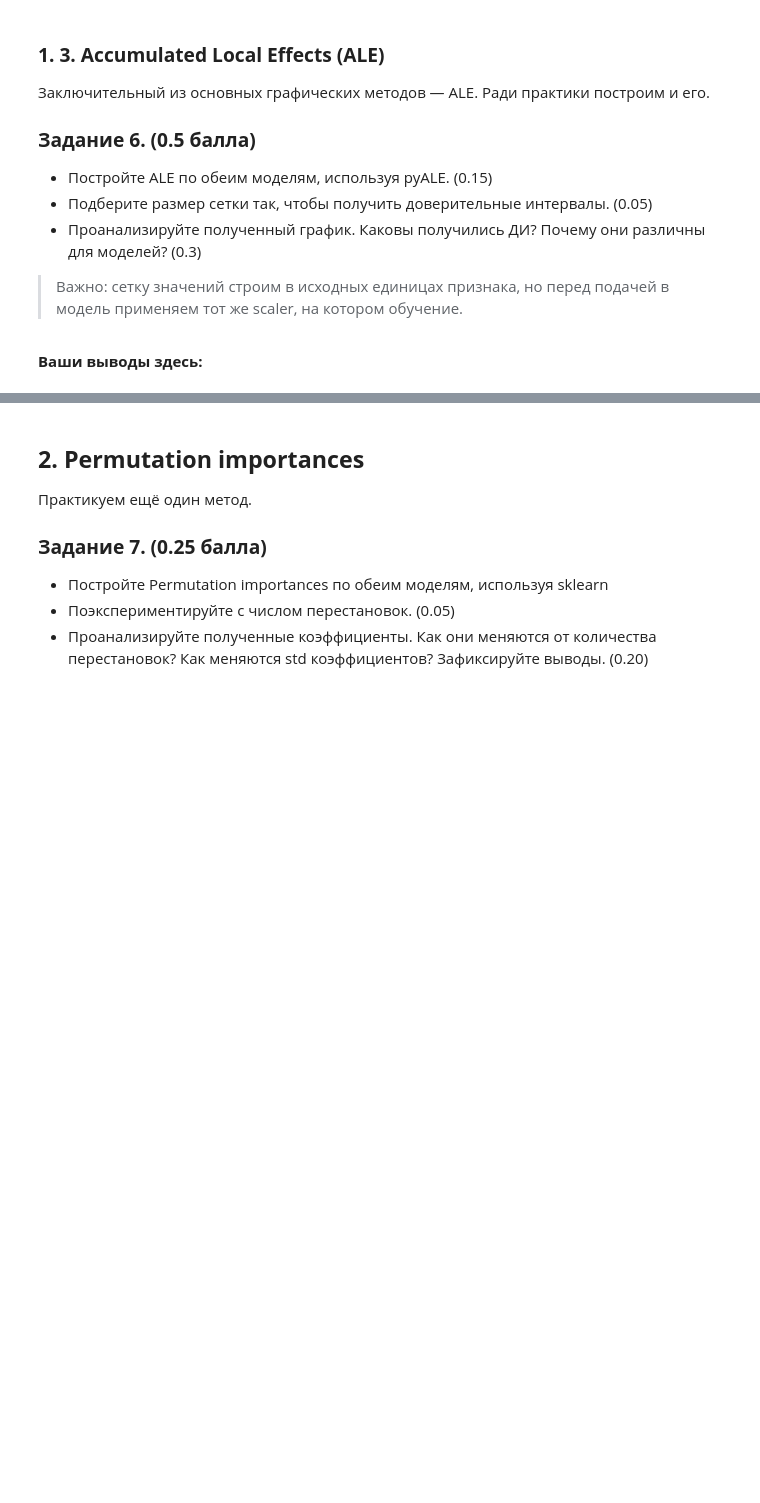
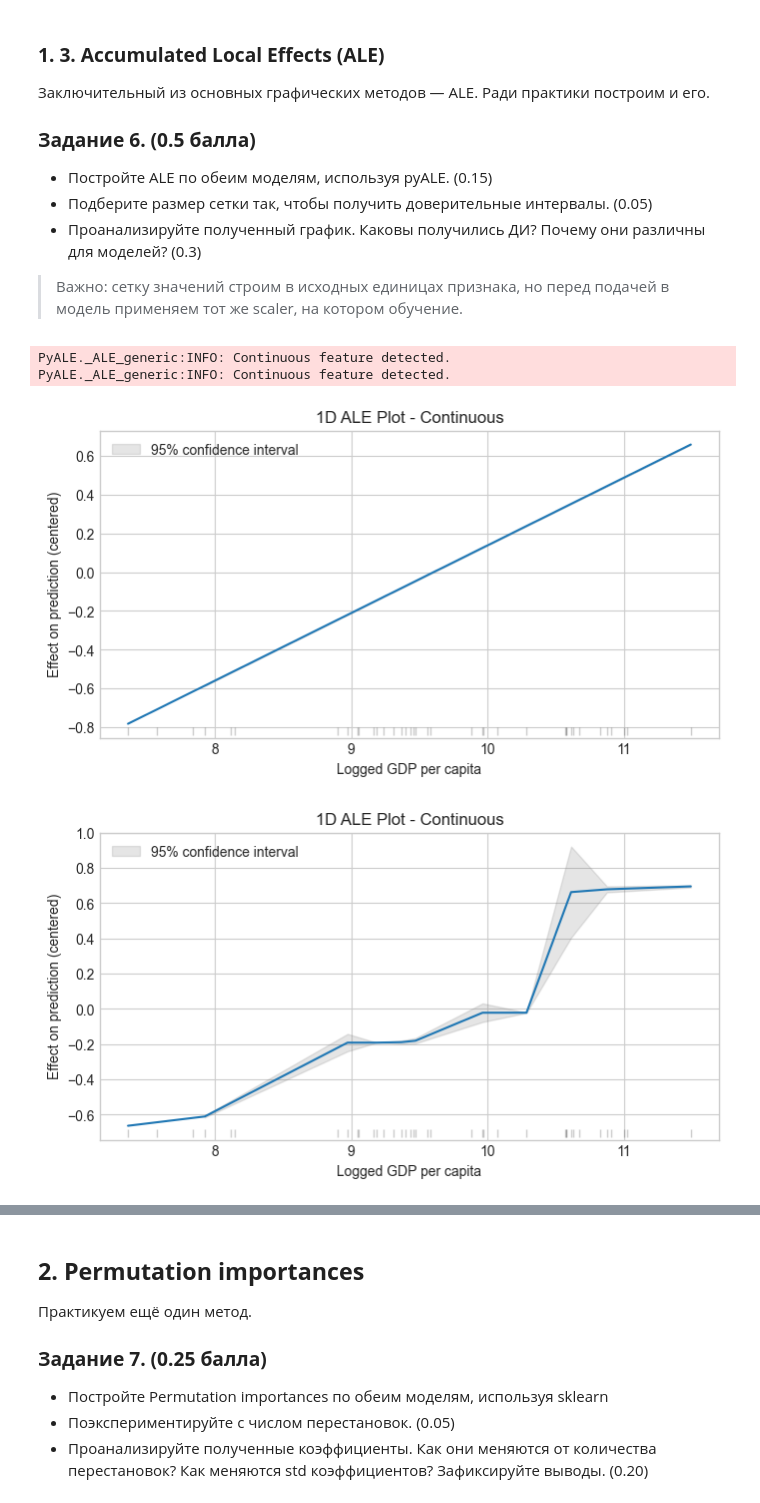
Before and after one commit to EgorGorshen/ml-hw, a Jupyter notebook: homework-practice-bonus-XAI.ipynb, the cells around one changed output, grey strips where cells are left out. Cells and saved outputs as stored; diff of their text form; code cells hidden in the pictures; blank space fills up the shorter version.

```diff
--- a/homework-practice-bonus-XAI.ipynb
+++ b/homework-practice-bonus-XAI.ipynb
@@ -333,2 +420,35 @@ from PyALE import ale
-# %% [markdown]
-**Ваши выводы здесь:**
+# %%
+from PyALE import ale
+from sklearn.pipeline import make_pipeline
+import matplotlib.pyplot as plt
+
+grid_size = 10
+
+lr_pipe = make_pipeline(sc_minmax, lr_minmax)
+gb_pipe = make_pipeline(sc_minmax, gb_minmax)
+
+
+feature_name = "Logged GDP per capita"
+
+ale_lr = ale(
+    X=X_test.to_pandas(),
+    model=lr_pipe,
+    feature=[feature_name],
+    grid_size=grid_size,
+    include_CI=True,
+    plot=True,
+)
+
+ale_gb = ale(
+    X=X_test.to_pandas(),
+    model=gb_pipe,
+    feature=[feature_name],
+    grid_size=grid_size,
+    include_CI=True,
+    plot=True,
+)
+# %% [output]
+PyALE._ALE_generic:INFO: Continuous feature detected.
+PyALE._ALE_generic:INFO: Continuous feature detected.
+[figure, added]
+[figure, added]
```
Also changed, not shown: parts of 41 cells of this notebook, 1 other file.
